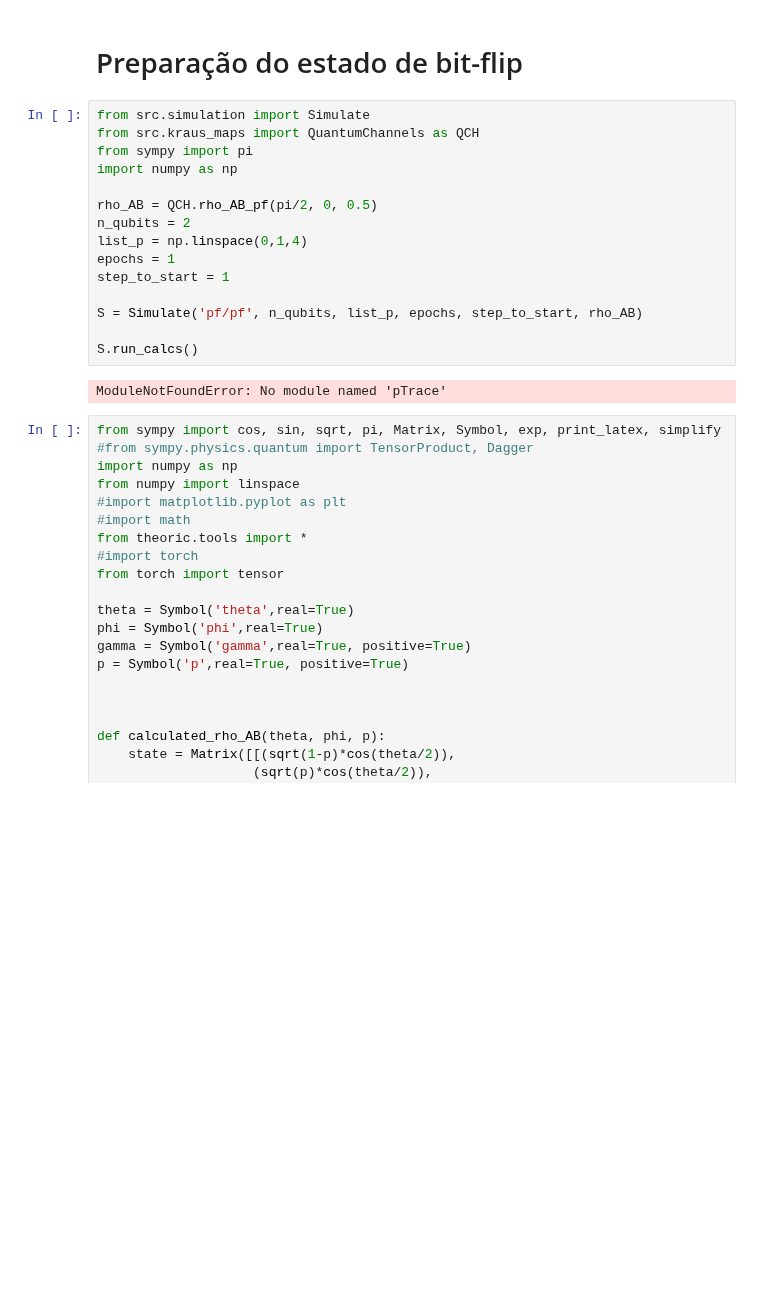
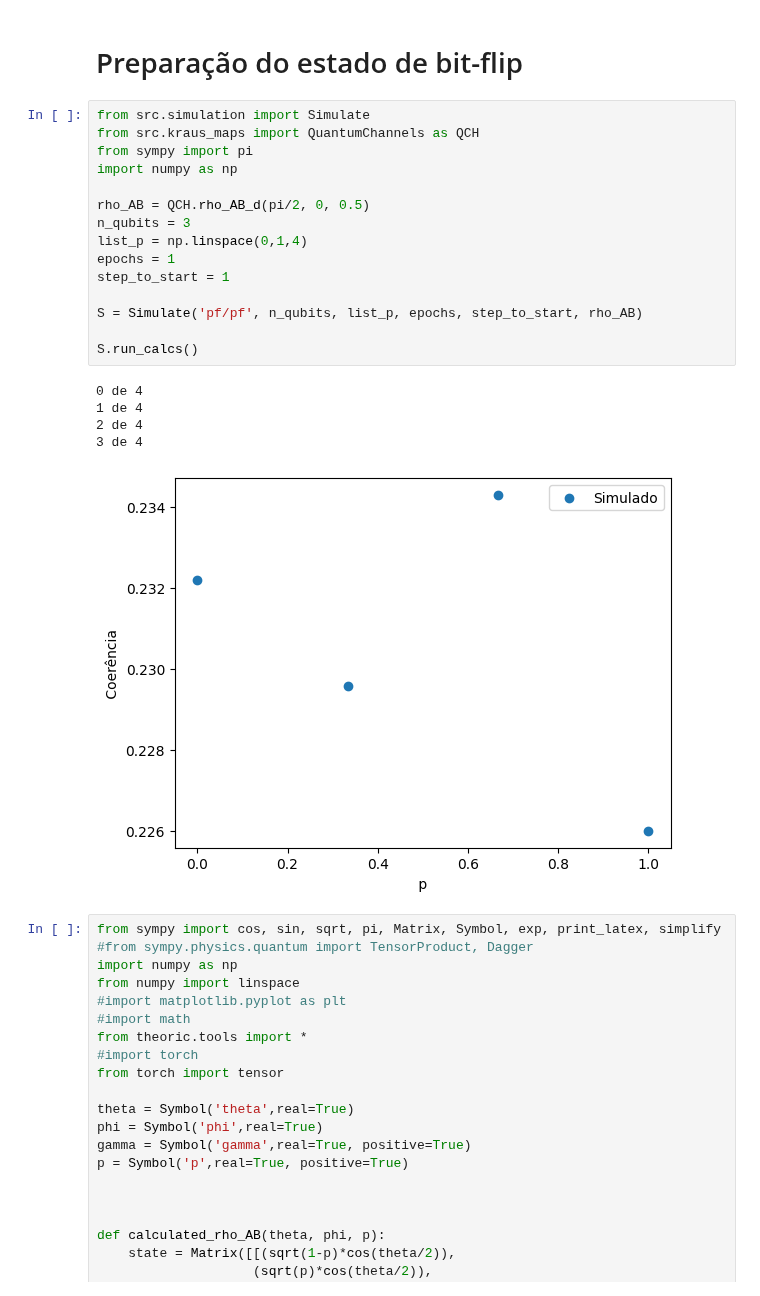
Before and after one commit to SchultzVV/Runtime-qiskit, a Jupyter notebook: pf.ipynb, the cells around one changed output. Saved outputs shown, nothing was run; the diff lists cells and outputs as text; blank space fills up the shorter version.

```diff
--- a/pf.ipynb
+++ b/pf.ipynb
@@ -3,20 +3,24 @@
 # %%
 from src.simulation import Simulate
 from src.kraus_maps import QuantumChannels as QCH
 from sympy import pi
 import numpy as np
 
-rho_AB = QCH.rho_AB_pf(pi/2, 0, 0.5)
-n_qubits = 2
+rho_AB = QCH.rho_AB_d(pi/2, 0, 0.5)
+n_qubits = 3
 list_p = np.linspace(0,1,4)
 epochs = 1
 step_to_start = 1
 
 S = Simulate('pf/pf', n_qubits, list_p, epochs, step_to_start, rho_AB)
 
 S.run_calcs()
 # %% [output]
-ModuleNotFoundError: No module named 'pTrace'
+0 de 4
+1 de 4
+2 de 4
+3 de 4
+[figure, added]
 # %%
 from sympy import cos, sin, sqrt, pi, Matrix, Symbol, exp, print_latex, simplify
 #from sympy.physics.quantum import TensorProduct, Dagger
```
Also changed, not shown: parts of 3 cells of this notebook, 13 other files.
